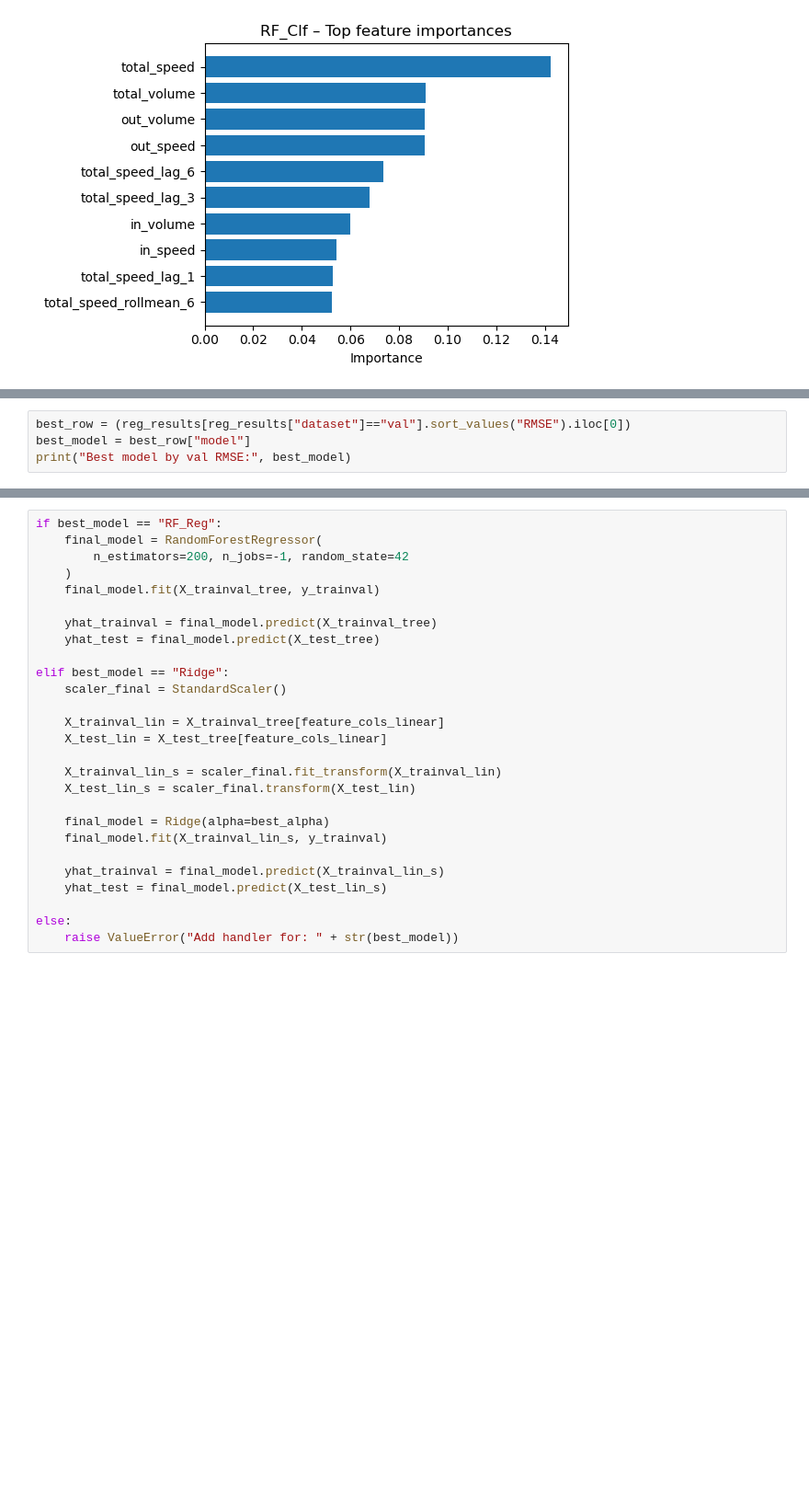
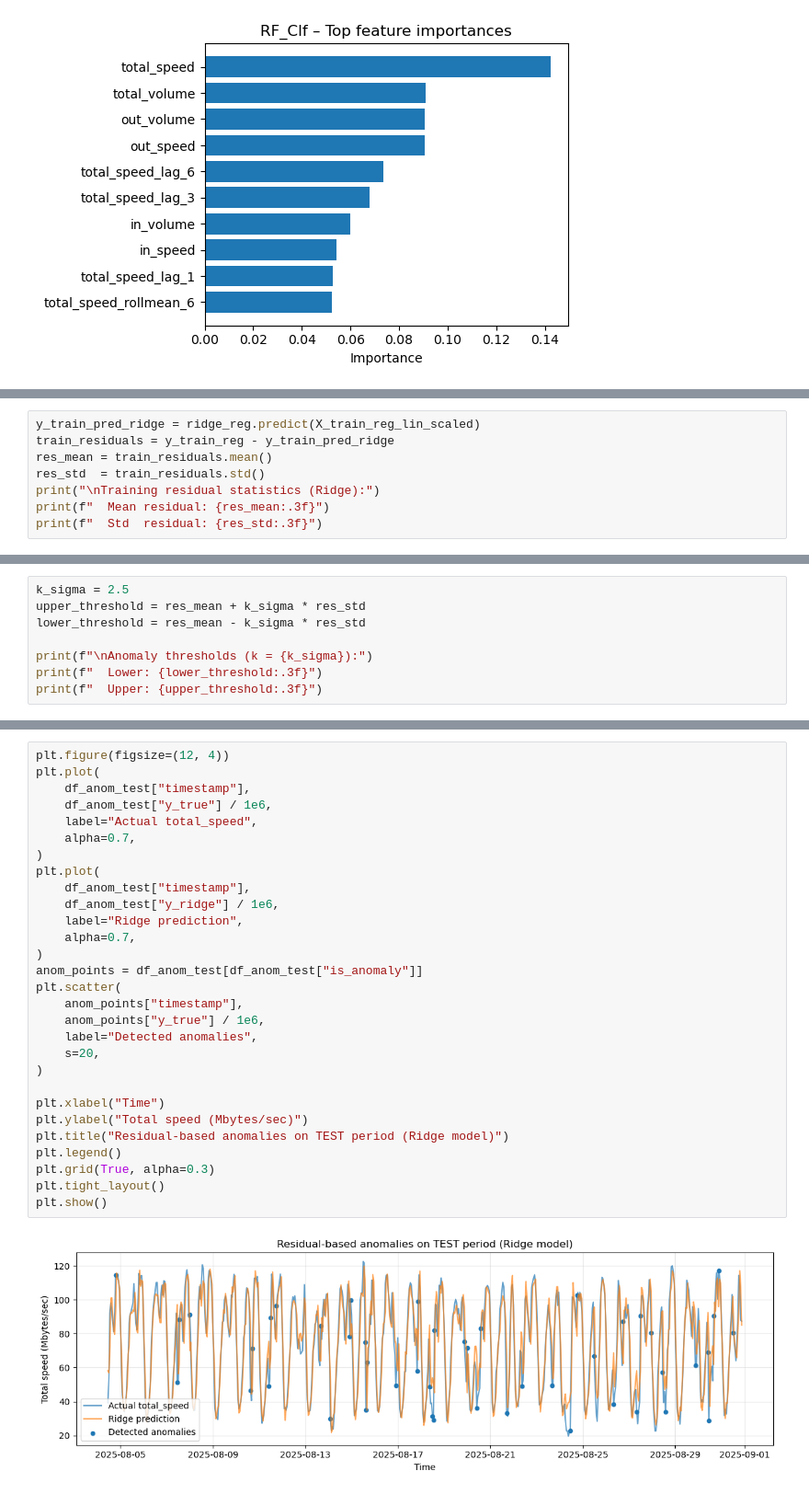
Before and after one commit to Ayatelawej/EC558_project, a Jupyter notebook: notebooks/EC558_core_pipeline.ipynb, the cells around one changed output, grey strips where cells are left out. Shown at 92% size. Saved outputs shown, nothing was run; the diff lists cells and outputs as text; blank space fills up the shorter version.

```diff
--- a/notebooks/EC558_core_pipeline.ipynb
+++ b/notebooks/EC558_core_pipeline.ipynb
@@ -1657,5 +1655,9 @@ plt.show()
 # %%
-best_row = (reg_results[reg_results["dataset"]=="val"].sort_values("RMSE").iloc[0])
-best_model = best_row["model"]
-print("Best model by val RMSE:", best_model)
+y_train_pred_ridge = ridge_reg.predict(X_train_reg_lin_scaled)
+train_residuals = y_train_reg - y_train_pred_ridge
+res_mean = train_residuals.mean()
+res_std  = train_residuals.std()
+print("\nTraining residual statistics (Ridge):")
+print(f"  Mean residual: {res_mean:.3f}")
+print(f"  Std  residual: {res_std:.3f}")
 # %% [output]
@@ -1662,0 +1671,8 @@ Best model by val RMSE: Ridge
+# %%
+k_sigma = 2.5
+upper_threshold = res_mean + k_sigma * res_std
+lower_threshold = res_mean - k_sigma * res_std
+
+print(f"\nAnomaly thresholds (k = {k_sigma}):")
+print(f"  Lower: {lower_threshold:.3f}")
+print(f"  Upper: {upper_threshold:.3f}")
@@ -1672,28 +1716,32 @@ y_test = y_all_reg.iloc[val_end:]
 # %%
-if best_model == "RF_Reg":
-    final_model = RandomForestRegressor(
-        n_estimators=200, n_jobs=-1, random_state=42
-    )
-    final_model.fit(X_trainval_tree, y_trainval)
+plt.figure(figsize=(12, 4))
+plt.plot(
+    df_anom_test["timestamp"],
+    df_anom_test["y_true"] / 1e6,
+    label="Actual total_speed",
+    alpha=0.7,
+)
+plt.plot(
+    df_anom_test["timestamp"],
+    df_anom_test["y_ridge"] / 1e6,
+    label="Ridge prediction",
+    alpha=0.7,
+)
+anom_points = df_anom_test[df_anom_test["is_anomaly"]]
+plt.scatter(
+    anom_points["timestamp"],
+    anom_points["y_true"] / 1e6,
+    label="Detected anomalies",
+    s=20,
+)
 
-    yhat_trainval = final_model.predict(X_trainval_tree)
-    yhat_test = final_model.predict(X_test_tree)
-
-elif best_model == "Ridge":
-    scaler_final = StandardScaler()
-
-    X_trainval_lin = X_trainval_tree[feature_cols_linear]
-    X_test_lin = X_test_tree[feature_cols_linear]
-
-    X_trainval_lin_s = scaler_final.fit_transform(X_trainval_lin)
-    X_test_lin_s = scaler_final.transform(X_test_lin)
-
-    final_model = Ridge(alpha=best_alpha)
-    final_model.fit(X_trainval_lin_s, y_trainval)
-
-    yhat_trainval = final_model.predict(X_trainval_lin_s)
-    yhat_test = final_model.predict(X_test_lin_s)
-
-else:
-    raise ValueError("Add handler for: " + str(best_model))
+plt.xlabel("Time")
+plt.ylabel("Total speed (Mbytes/sec)")
+plt.title("Residual-based anomalies on TEST period (Ridge model)")
+plt.legend()
+plt.grid(True, alpha=0.3)
+plt.tight_layout()
+plt.show()
+# %% [output]
+[figure, added]
 # %% [markdown]
```
Also changed, not shown: parts of 64 cells of this notebook, 12 other files.
